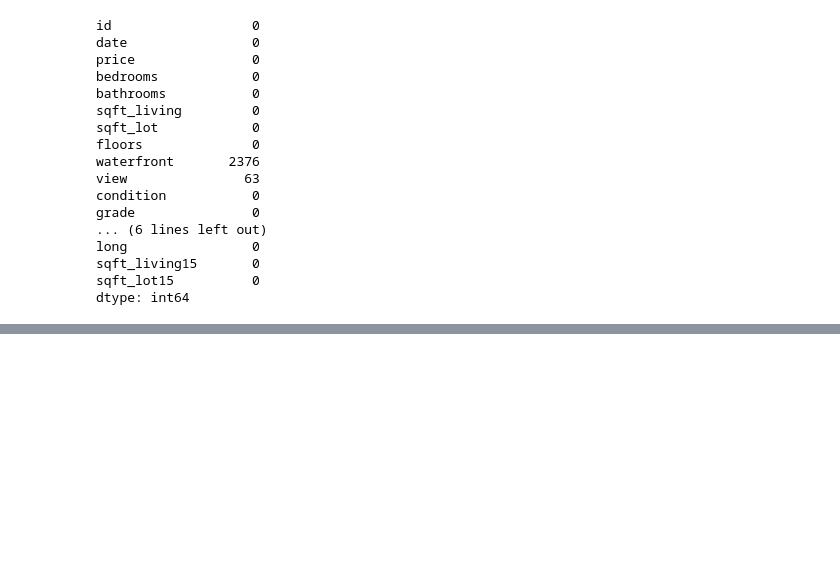
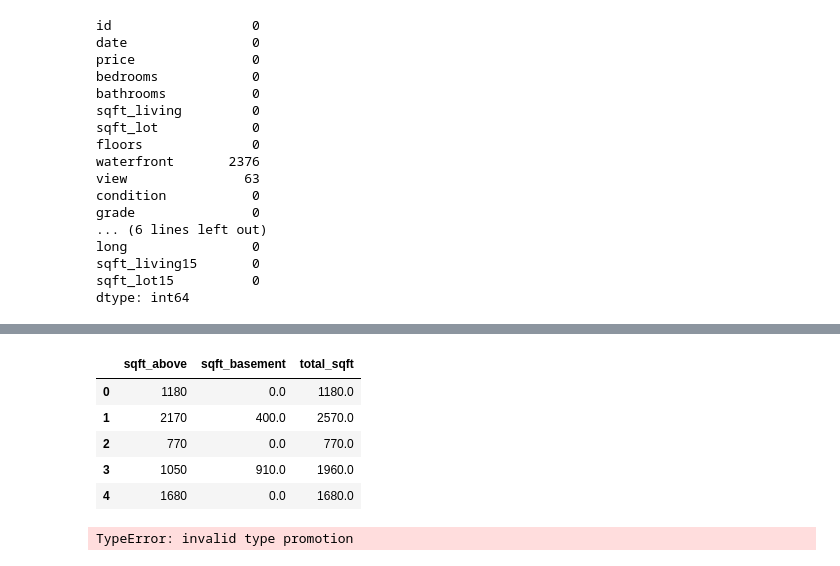
Before and after one commit to KariukiBrian/Phase2projectgroup11, a Jupyter notebook: faith.ipynb, the cells around one changed output, grey strips where cells are left out. Cells and saved outputs as stored; diff of their text form; code cells hidden in the pictures; blank space fills up the shorter version.

```diff
--- a/faith.ipynb
+++ b/faith.ipynb
@@ -79,0 +110,18 @@ dtype: int64
+# %%
+
+df['sqft_above'] = pd.to_numeric(df['sqft_above'], errors='coerce')
+df['sqft_basement'] = pd.to_numeric(df['sqft_basement'], errors='coerce')
+
+df['sqft_above'].fillna(0, inplace=True)
+df['sqft_basement'].fillna(0, inplace=True)
+
+df['total_sqft'] = df['sqft_above'] + df['sqft_basement']
+
+df[['sqft_above', 'sqft_basement', 'total_sqft']].head()
+# %% [output]
+|  | sqft_above | sqft_basement | total_sqft |
+| 0 | 1180 | 0.0 | 1180.0 |
+| 1 | 2170 | 400.0 | 2570.0 |
+| 2 | 770 | 0.0 | 770.0 |
+| 3 | 1050 | 910.0 | 1960.0 |
+| 4 | 1680 | 0.0 | 1680.0 |
@@ -79,0 +155,9 @@ dtype: int64
+# %%
+#Initialize and train a linear regression model
+model = LinearRegression()
+model.fit(X_train, y_train)
+
+# Make predictions on the test set
+y_pred = model.predict(X_test)
+# %% [output]
+TypeError: invalid type promotion
```
Also changed, not shown: parts of 7 cells of this notebook.
